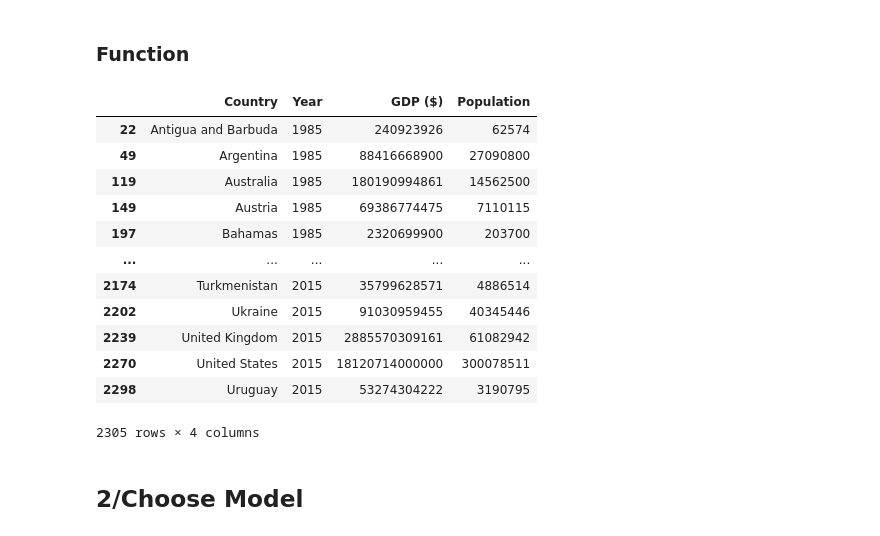
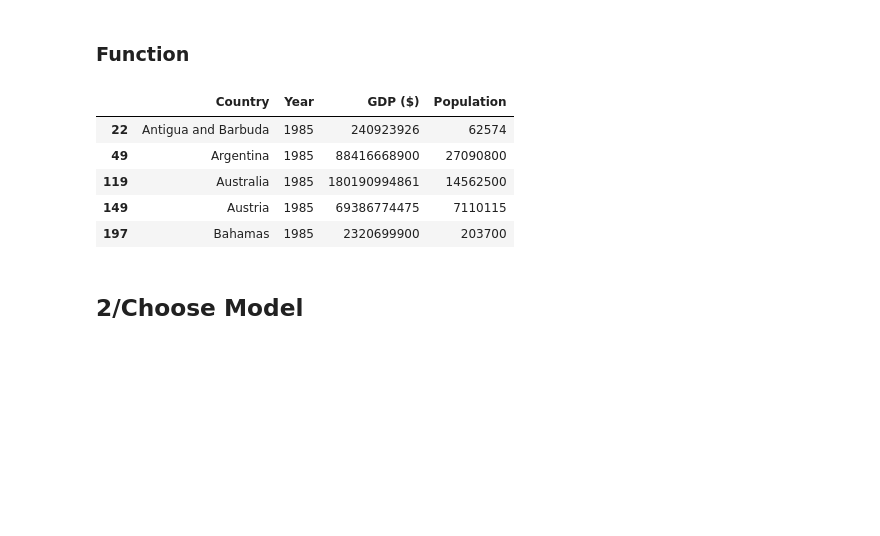
Before and after one commit to anh10010/Final_project_Nguyen_Duc_Anh_SouthSandwitch, a Jupyter notebook: BUILD_MODEL.ipynb, the cells around one changed output. Saved outputs shown, nothing was run; the diff lists cells and outputs as text; code cells hidden in the pictures; blank space fills up the shorter version.

```diff
--- a/BUILD_MODEL.ipynb
+++ b/BUILD_MODEL.ipynb
@@ -1,6 +1,7 @@
 # %% [markdown]
 ## I/GET DATA
 # %%
+%pip install -U scikit-learn #install sklearn 1.0.2
 import numpy as np
 import re
 import pandas as pd
@@ -14,16 +15,12 @@ from sklearn.pipeline import Pipeline
 from sklearn.metrics import mean_squared_error,mean_absolute_percentage_error
 from sklearn.model_selection import GridSearchCV,RandomizedSearchCV
 from scipy.stats import randint
-#Connect DATASET in google drive
-from google.colab import drive
-drive.mount('/content/drive')
-pd.options.display.float_format = "{:.2f}".format
 #Suicide rate in countries every year
-df_country_suicide_rate=pd.read_csv('/content/drive/MyDrive/Final_project_Data/DATASET/CLEANED_DATA/country_suicide_rate.csv')
+df_country_suicide_rate=pd.read_csv('DATASET/CLEANED_DATA/country_suicide_rate.csv')
 
 #Suicide rate in over the world every year(full data)
-df_suicide_rate=pd.read_csv('/content/drive/MyDrive/Final_project_Data/DATASET/CLEANED_DATA/suicide_rate.csv')
+df_suicide_rate=pd.read_csv('DATASET/CLEANED_DATA/suicide_rate.csv')
 
 #Mental health in 2016
-df_mental_health_2016=pd.read_csv('/content/drive/MyDrive/Final_project_Data/DATASET/CLEANED_DATA/mental_health.csv')
+df_mental_health_2016=pd.read_csv('DATASET/CLEANED_DATA/mental_health.csv')
 # %% [output]
@@ -145,21 +142,14 @@ def load_model(filename,X_div, y_div):
   print("Model MSE on div data= {:5.4f}".format(mean_squared_error(y_div,y_test_pred)))
   return loaded_model
 # %%
-X_train
+X_train.head()
 # %% [output]
 |  | Country | Year | GDP ($) | Population |
 | 22 | Antigua and Barbuda | 1985 | 240923926 | 62574 |
 | 49 | Argentina | 1985 | 88416668900 | 27090800 |
 | 119 | Australia | 1985 | 180190994861 | 14562500 |
 | 149 | Austria | 1985 | 69386774475 | 7110115 |
 | 197 | Bahamas | 1985 | 2320699900 | 203700 |
-| ... | ... | ... | ... | ... |
-| 2174 | Turkmenistan | 2015 | 35799628571 | 4886514 |
-| 2202 | Ukraine | 2015 | 91030959455 | 40345446 |
-| 2239 | United Kingdom | 2015 | 2885570309161 | 61082942 |
-| 2270 | United States | 2015 | 18120714000000 | 300078511 |
-| 2298 | Uruguay | 2015 | 53274304222 | 3190795 |
-2305 rows × 4 columns
 # %% [markdown]
 ## 2/Choose Model
 # %% [markdown]
```
Also changed, not shown: parts of 23 cells of this notebook, 14 other files.
